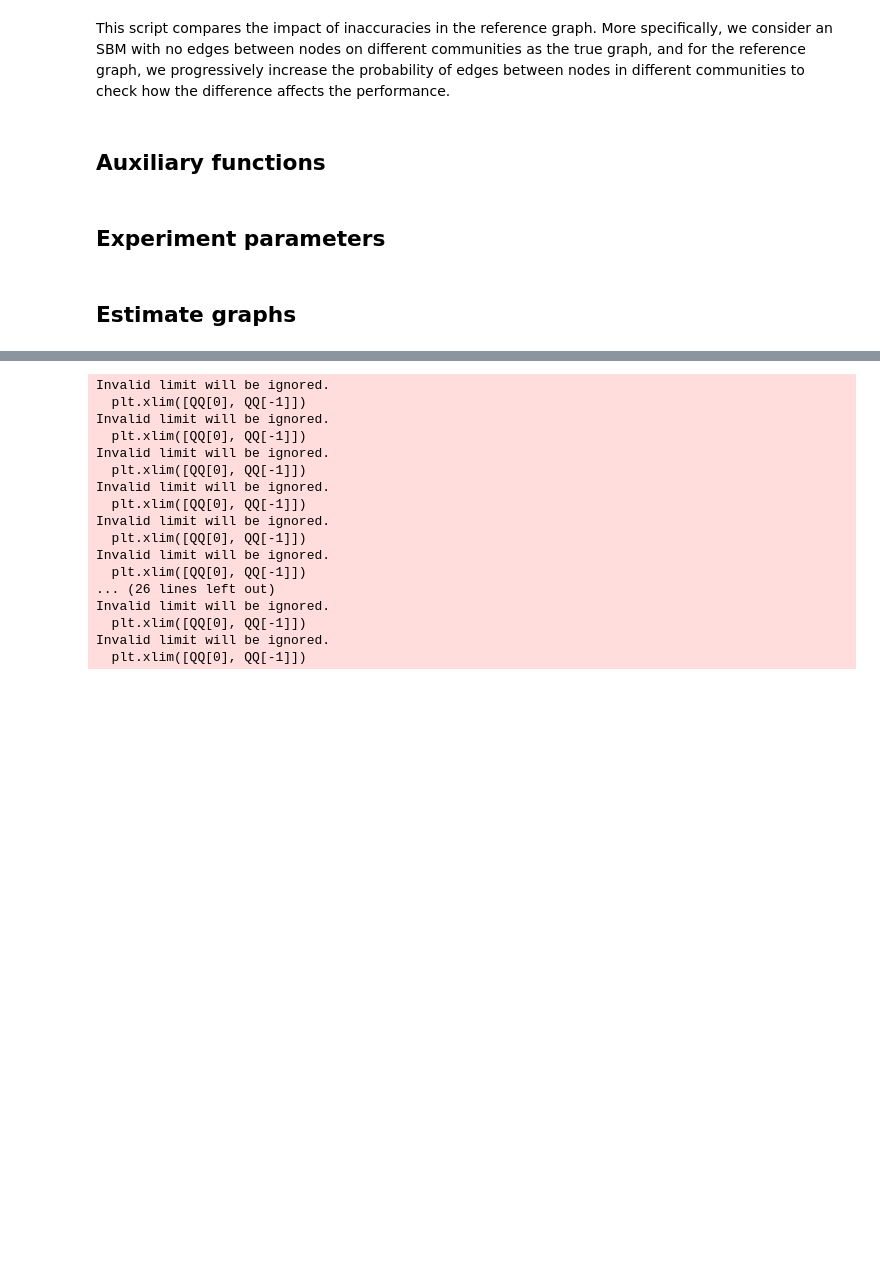
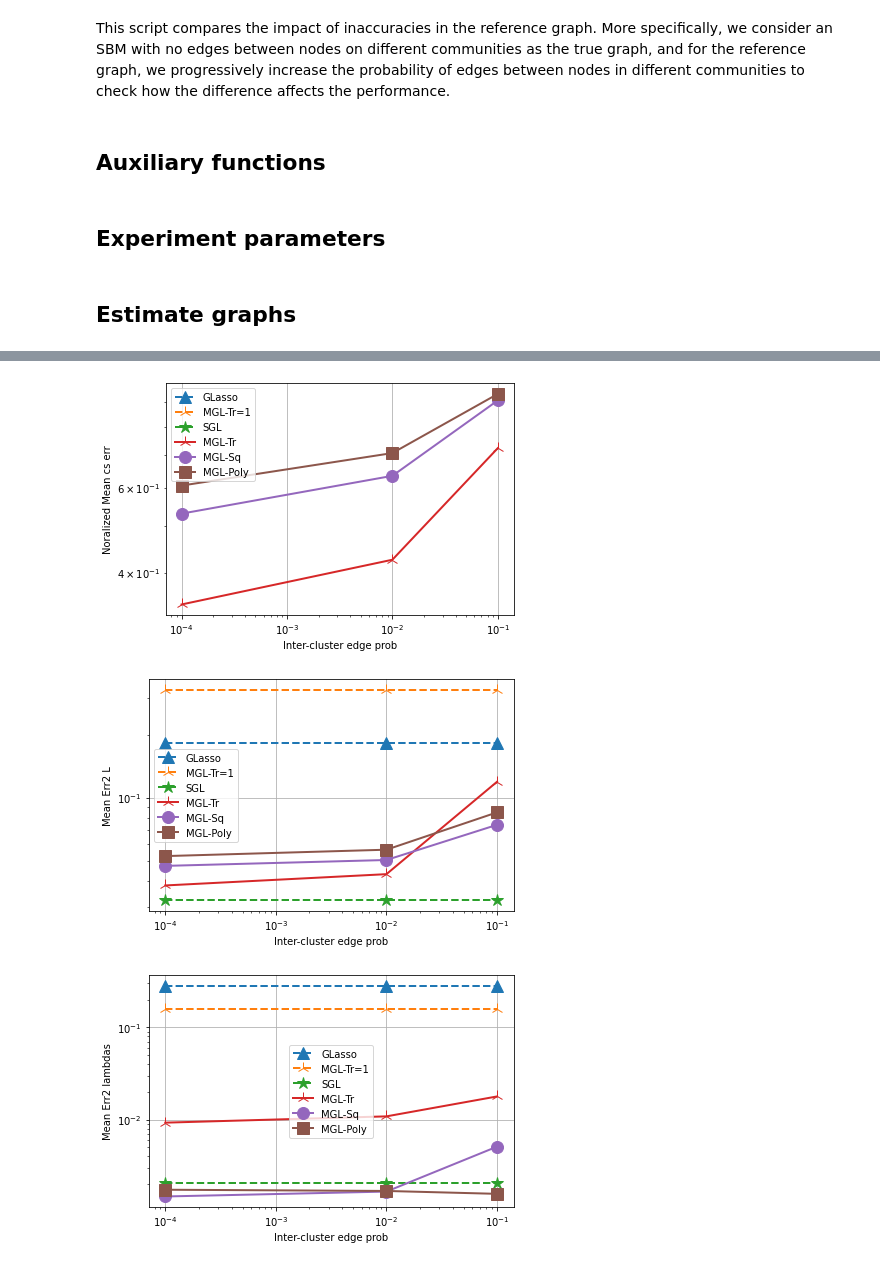
Before and after one commit to reysam93/motif_nti, a Jupyter notebook: ref_graph_errors.ipynb, the cells around one changed output, grey strips where cells are left out. Saved outputs shown, nothing was run; the diff lists cells and outputs as text; code cells hidden in the pictures; blank space fills up the shorter version.

```diff
--- a/ref_graph_errors.ipynb
+++ b/ref_graph_errors.ipynb
@@ -42,8 +42,9 @@ def run_exp(id, models, QQ0, iters):
         for j, model in enumerate(models):
             if model['name'] == 'MGL-Tr=1':
                 model['cs'] = 1
-            elif 'gs' in model.keys():
+            elif 'gs' in model.keys() and model['gs']:
                 model['cs'], cs_err[j,i] = utils.compute_cs(model['gs'], lambdas0, lamds)
+                cs_err[j,i] /= model['cs']
 
             t = time.time()
             L_hat[:,:,j,i], lamd_hat[:,j,i] = utils.est_graph(C_hat, model, iters)
@@ -117,7 +118,7 @@ def plot_err(QQ, models, err, ylab, logy=True, ylim=[]):
         plt.xlabel('Inter-cluster edge prob')
         plt.ylabel(ylab)
         plt.legend()
-        plt.xlim([QQ[0], QQ[-1]])
+        # plt.xlim([QQ[0], QQ[-1]])
         if ylim:
             plt.ylim(ylim)
         plt.tight_layout()
@@ -221,29 +213,15 @@ N_CPUS: 12
 # %%
 err_L, err_lamb = est_errs2(Ls, lamds, Ls_hat, lamds_hat)
 mean_cs_err = np.abs(np.mean(cs_err, 2))
 mean_err_L = np.median(err_L, 2)
 mean_err_lam = np.mean(err_lamb, 2)
-plot_err(QQ0, models, mean_cs_err, 'Mean cs err', logy=True)
+plot_err(QQ0, models, mean_cs_err, 'Noralized Mean cs err', logy=True)
 plot_err(QQ0, models, mean_err_L, 'Mean Err2 L')
 plot_err(QQ0, models, mean_err_lam, 'Mean Err2 lambdas')
 # %% [output]
-Invalid limit will be ignored.
-  plt.xlim([QQ[0], QQ[-1]])
-Invalid limit will be ignored.
-  plt.xlim([QQ[0], QQ[-1]])
-Invalid limit will be ignored.
-  plt.xlim([QQ[0], QQ[-1]])
-Invalid limit will be ignored.
-  plt.xlim([QQ[0], QQ[-1]])
-Invalid limit will be ignored.
-  plt.xlim([QQ[0], QQ[-1]])
-Invalid limit will be ignored.
-  plt.xlim([QQ[0], QQ[-1]])
-... (26 lines left out)
-Invalid limit will be ignored.
-  plt.xlim([QQ[0], QQ[-1]])
-Invalid limit will be ignored.
-  plt.xlim([QQ[0], QQ[-1]])
+[figure, added]
+[figure, added]
+[figure, added]
 # %%
 err_L, _ = est_errs1(Ls, lamds, Ls_hat, lamds_hat)
 mean_err_L = np.median(err_L, 2)
```
Also changed, not shown: parts of 4 cells of this notebook.
